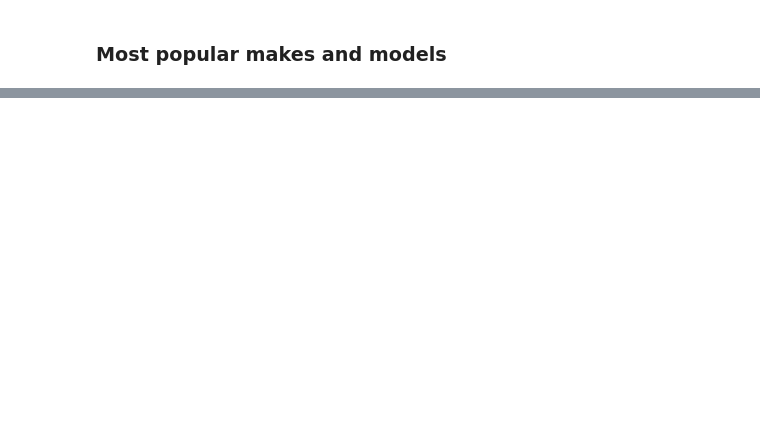
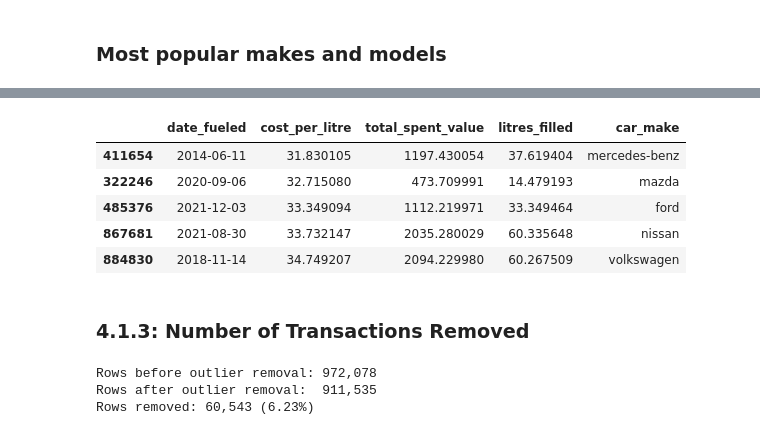
Before and after one commit to SufyaanMahomed/IDVE-Assignment, a Jupyter notebook: ass.ipynb, the cells around one changed output, grey strips where cells are left out. Cells and saved outputs as stored; diff of their text form; code cells hidden in the pictures; blank space fills up the shorter version.

```diff
--- a/ass.ipynb
+++ b/ass.ipynb
@@ -594,0 +599,8 @@ Name: count, dtype: int64
+# %%
+currency_transaction_count = (df['total_spent_currency'].value_counts())
+
+top_5 = currency_transaction_count.head(5)
+top_5_list = top_5.index.tolist()
+
+print("Top 5 currencies by number of transactions:")
+print(top_5)
@@ -594,0 +618,6 @@ Name: count, dtype: int64
+# %%
+df_top5 = df[df['total_spent_currency'].isin(top_5_list)].copy()
+
+print(f"Rows in complete dataset: {len(df):,}")
+print(f"Rows in top-five currencies: {len(df_top5):,}")
+print(f"Top-five currencies: {top_5_list}")
@@ -594,0 +628,15 @@ Name: count, dtype: int64
+# %%
+US_GALLON_TO_LITRES = 3.78541
+
+valid_recorded_price = (
+    df_top5['cost_per_gallon_value'].notna()
+    & (df_top5['cost_per_gallon_value'] > 0)
+)
+
+df_top5['cost_per_litre'] = pd.NA
+df_top5.loc[valid_recorded_price, 'cost_per_litre'] = (
+    df_top5.loc[valid_recorded_price, 'cost_per_gallon_value'] / US_GALLON_TO_LITRES
+)
+df_top5['cost_per_litre'] = pd.to_numeric(df_top5['cost_per_litre'], errors='coerce')
+
+print(f"cost_per_litre missing: {df_top5['cost_per_litre'].isna().sum():,} of {len(df_top5):,}")
@@ -594,0 +645,8 @@ Name: count, dtype: int64
+# %%
+currency_limits = {
+    '$':   {'min_cost_per_litre': 0.30, 'max_cost_per_litre': 3.00, 'max_total_spent': 1000},
+    '£':   {'min_cost_per_litre': 0.40, 'max_cost_per_litre': 3.00, 'max_total_spent': 500},
+    '€':   {'min_cost_per_litre': 0.40, 'max_cost_per_litre': 3.50, 'max_total_spent': 500},
+    'CA$': {'min_cost_per_litre': 0.40, 'max_cost_per_litre': 3.00, 'max_total_spent': 600},
+    'R':   {'min_cost_per_litre': 3.00, 'max_cost_per_litre': 30.00, 'max_total_spent': 7500},
+}
@@ -594,0 +717,28 @@ Name: count, dtype: int64
+# %%
+df_top5[
+    (df_top5['total_spent_currency'] == 'R') &
+    (df_top5['cost_per_litre'] > currency_limits['R']['max_cost_per_litre'])
+].nsmallest(5, 'cost_per_litre')[
+    ['date_fueled', 'cost_per_litre', 'total_spent_value', 'litres_filled', 'car_make']
+]
+# %% [output]
+|  | date_fueled | cost_per_litre | total_spent_value | litres_filled | car_make |
+| 411654 | 2014-06-11 | 31.830105 | 1197.430054 | 37.619404 | mercedes-benz |
+| 322246 | 2020-09-06 | 32.715080 | 473.709991 | 14.479193 | mazda |
+| 485376 | 2021-12-03 | 33.349094 | 1112.219971 | 33.349464 | ford |
+| 867681 | 2021-08-30 | 33.732147 | 2035.280029 | 60.335648 | nissan |
+| 884830 | 2018-11-14 | 34.749207 | 2094.229980 | 60.267509 | volkswagen |
+# %% [markdown]
+### 4.1.3: Number of Transactions Removed
+# %%
+before = len(df_top5)
+df_clean = df_top5[~is_outlier].copy()
+after = len(df_clean)
+
+print(f"Rows before outlier removal: {before:,}")
+print(f"Rows after outlier removal:  {after:,}")
+print(f"Rows removed: {before - after:,} ({(before - after) / before * 100:.2f}%)")
+# %% [output]
+Rows before outlier removal: 972,078
+Rows after outlier removal:  911,535
+Rows removed: 60,543 (6.23%)
```
Also changed, not shown: parts of 23 cells of this notebook.
